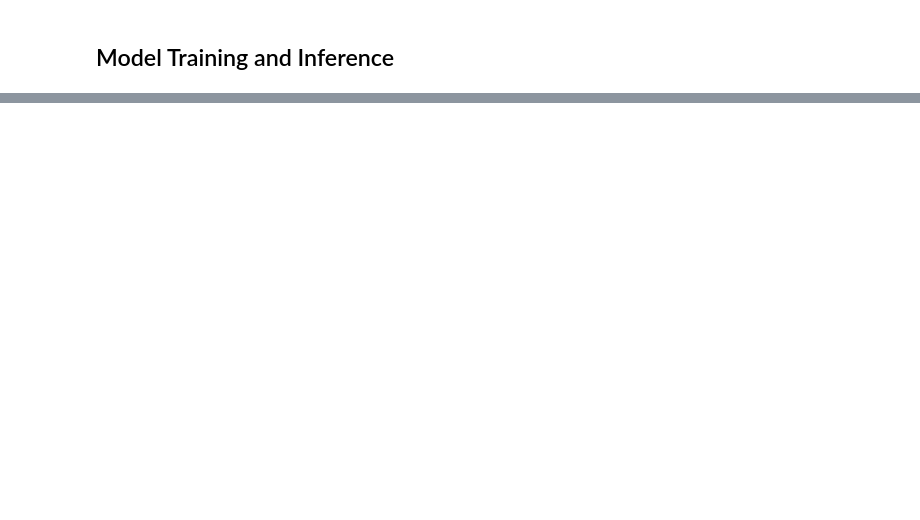
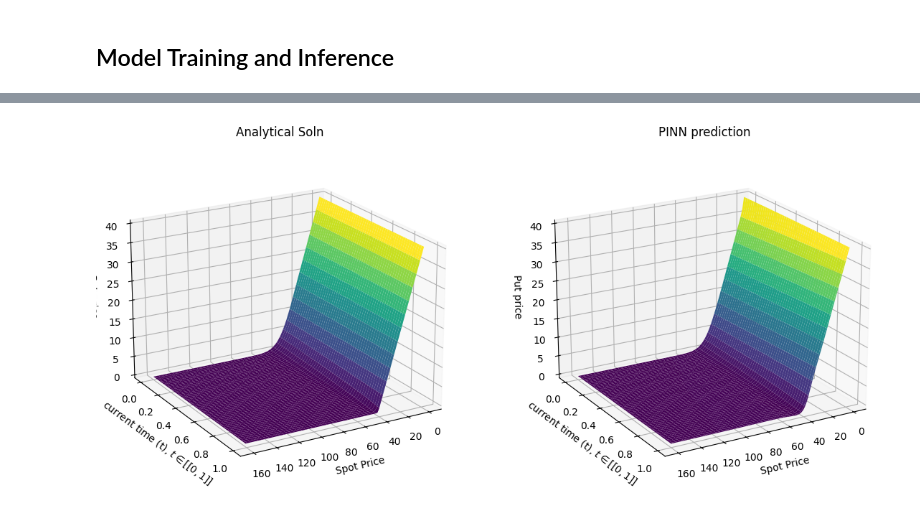
Before and after one commit to ashish1610dhiman/pinn_option_pricing, a Jupyter notebook: american_put/a.american_testing_setup.ipynb, the cells around one changed output, grey strips where cells are left out. Saved outputs shown, nothing was run; the diff lists cells and outputs as text; code cells hidden in the pictures; blank space fills up the shorter version.

```diff
--- a/american_put/a.american_testing_setup.ipynb
+++ b/american_put/a.american_testing_setup.ipynb
@@ -184,0 +235,32 @@ for i in range(N_EPOCH):
+# %%
+s = np.linspace(S_range[0], S_range[1], 100)
+t = np.linspace(t_range[0], t_range[1], 100)
+s_grid, t_grid = np.meshgrid(s, t)
+s_flat = s_grid.flatten()
+t_flat = t_grid.flatten()
+# Create a 2D tensor from the flattened arrays
+X_test = torch.tensor(np.column_stack((t_flat, s_flat)), dtype=torch.float)
+# X_test_norm = euro_call_data.normalize(X_test)
+y_analytical_test = amer_put_data.get_analytical_soln(X_test[:,1],X_test[:,0])
+model.eval();
+with torch.no_grad():
+  y_pinn_test = model(X_test)
+# Create the 3D plot
+fig = plt.figure(figsize=(14,7))
+ax = fig.add_subplot(121, projection='3d')
+ax.plot_surface(s_grid, t_grid, y_analytical_test.cpu().numpy().reshape(s_grid.shape), cmap = "viridis")
+ax.set_title("Analytical Soln")
+ax.set_xlabel("Spot Price")
+ax.set_ylabel(f"current time (t), $t \in {[t_range]}$")
+ax.set_zlabel("Put price")
+ax.view_init(elev=20, azim=60)
+ax = fig.add_subplot(122, projection='3d')
+ax.plot_surface(s_grid, t_grid, y_pinn_test.cpu().numpy().reshape(s_grid.shape), cmap = "viridis")
+ax.set_title("PINN prediction")
+ax.set_xlabel("Spot Price")
+ax.set_ylabel(f"current time (t), $t \in {[t_range]}$")
+ax.set_zlabel("Put price")
+ax.view_init(elev=20, azim=60)
+plt.savefig(experiment_dir+f"/true_vs_pred_final.jpg")
+# %% [output]
+[figure, added]
```
Also changed, not shown: parts of 18 cells of this notebook, 25 other files.
